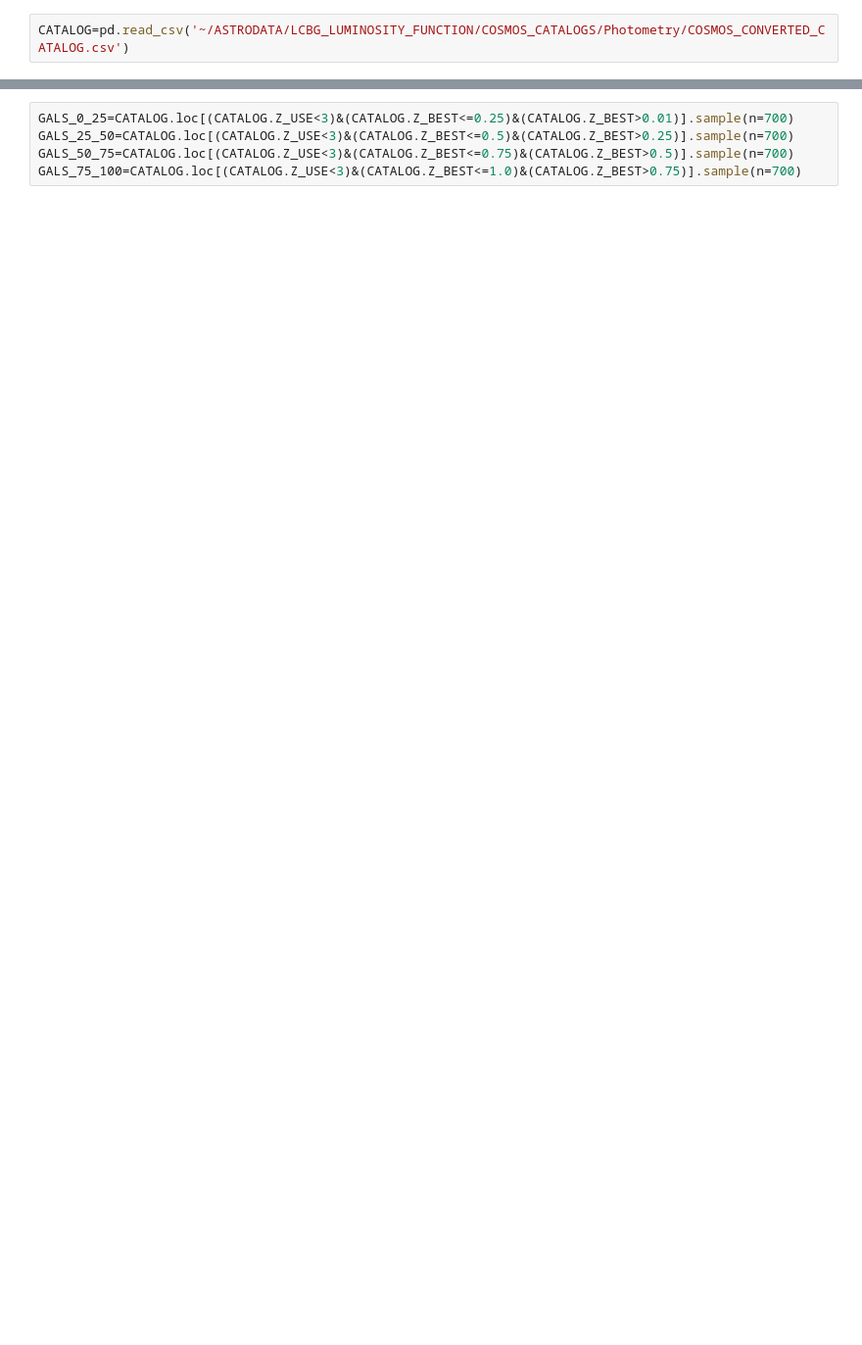
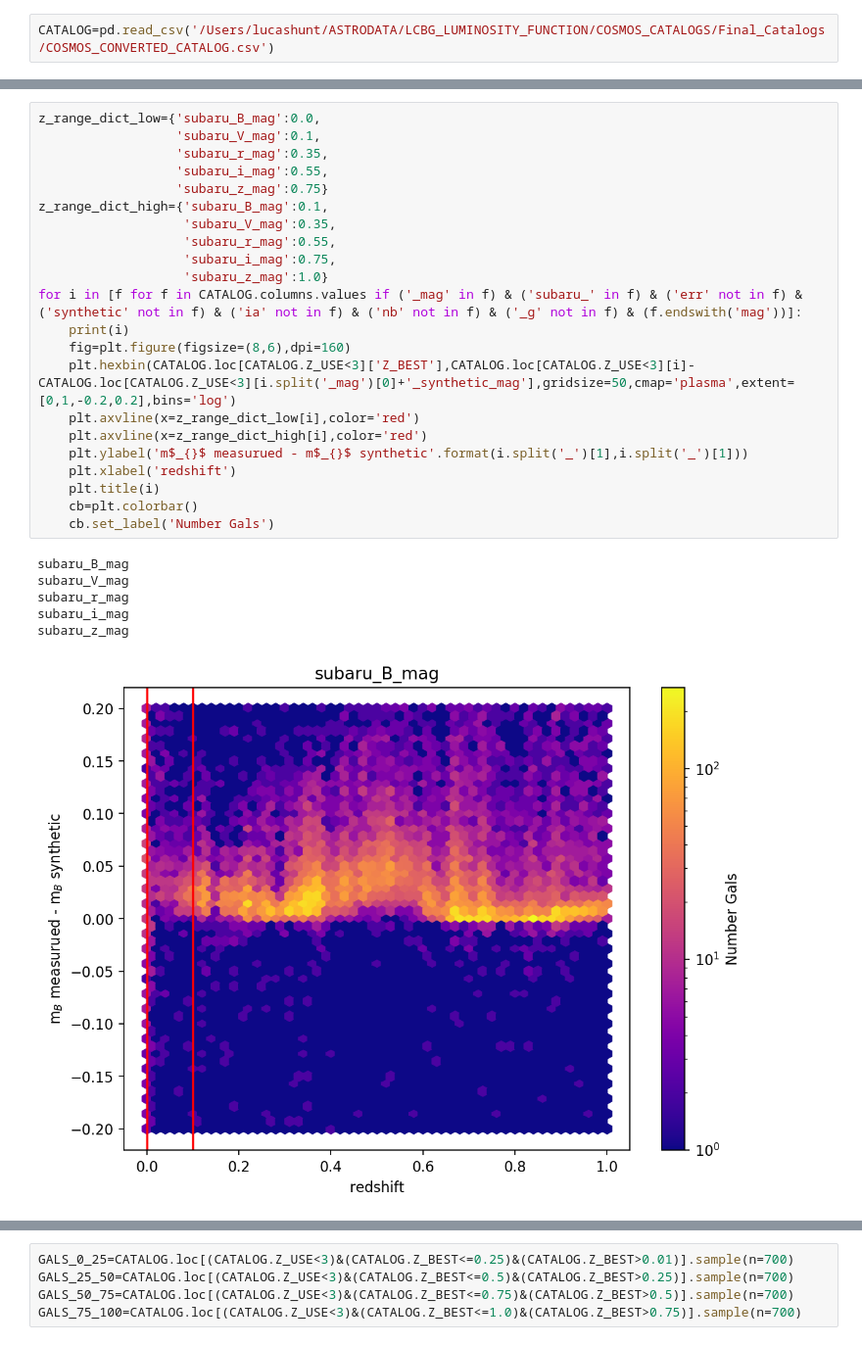
Before and after one commit to lrhunt/LCBG_LUMINOSITY_FUNCTION_PLOTTING, a Jupyter notebook: CODE/Galaxy_Scatter_Plots.ipynb, the cells around one changed output, grey strips where cells are left out. Shown at 98% size. Drawn from its saved outputs; the diff is of its cells as text; blank space fills up the shorter version.

```diff
--- a/CODE/Galaxy_Scatter_Plots.ipynb
+++ b/CODE/Galaxy_Scatter_Plots.ipynb
@@ -7,2 +26,2 @@ import pandas as pd
 # %%
-CATALOG=pd.read_csv('~/ASTRODATA/LCBG_LUMINOSITY_FUNCTION/COSMOS_CATALOGS/Photometry/COSMOS_CONVERTED_CATALOG.csv')
+CATALOG=pd.read_csv('/Users/lucashunt/ASTRODATA/LCBG_LUMINOSITY_FUNCTION/COSMOS_CATALOGS/Final_Catalogs/COSMOS_CONVERTED_CATALOG.csv')
@@ -40,0 +28,29 @@ plt.xlim(0,1)
+# %%
+z_range_dict_low={'subaru_B_mag':0.0,
+                  'subaru_V_mag':0.1,
+                  'subaru_r_mag':0.35,
+                  'subaru_i_mag':0.55,
+                  'subaru_z_mag':0.75}
+z_range_dict_high={'subaru_B_mag':0.1,
+                   'subaru_V_mag':0.35,
+                   'subaru_r_mag':0.55,
+                   'subaru_i_mag':0.75,
+                   'subaru_z_mag':1.0}
+for i in [f for f in CATALOG.columns.values if ('_mag' in f) & ('subaru_' in f) & ('err' not in f) & ('synthetic' not in f) & ('ia' not in f) & ('nb' not in f) & ('_g' not in f) & (f.endswith('mag'))]:
+    print(i)
+    fig=plt.figure(figsize=(8,6),dpi=160)
+    plt.hexbin(CATALOG.loc[CATALOG.Z_USE<3]['Z_BEST'],CATALOG.loc[CATALOG.Z_USE<3][i]-CATALOG.loc[CATALOG.Z_USE<3][i.split('_mag')[0]+'_synthetic_mag'],gridsize=50,cmap='plasma',extent=[0,1,-0.2,0.2],bins='log')
+    plt.axvline(x=z_range_dict_low[i],color='red')
+    plt.axvline(x=z_range_dict_high[i],color='red')
+    plt.ylabel('m$_{}$ measurued - m$_{}$ synthetic'.format(i.split('_')[1],i.split('_')[1]))
+    plt.xlabel('redshift')
+    plt.title(i)
+    cb=plt.colorbar()
+    cb.set_label('Number Gals')
+# %% [output]
+subaru_B_mag
+subaru_V_mag
+subaru_r_mag
+subaru_i_mag
+subaru_z_mag
+[figure, added]
```
Also changed, not shown: parts of 13 cells of this notebook, 50 other files.
